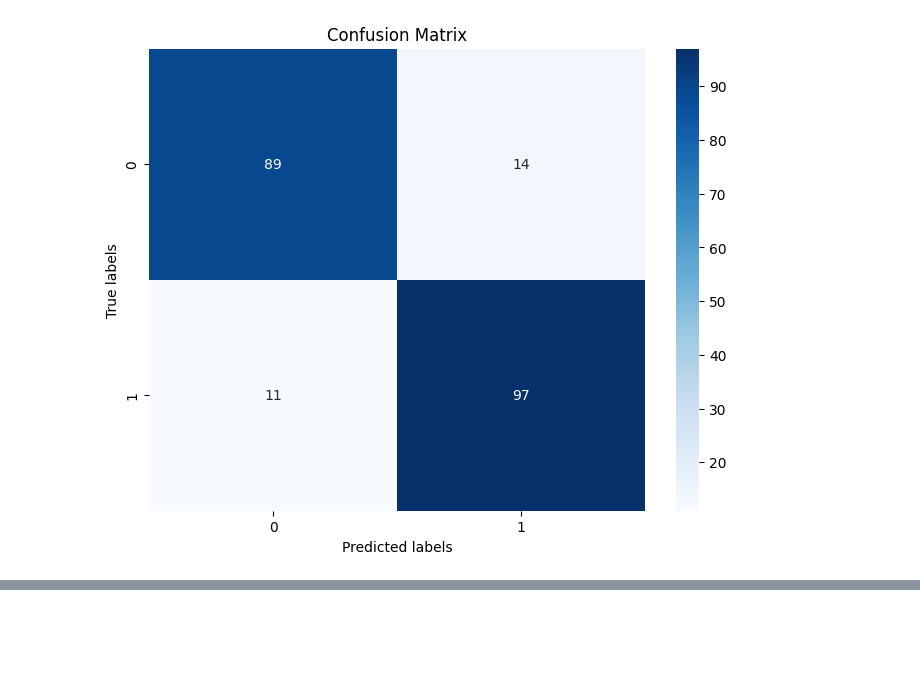
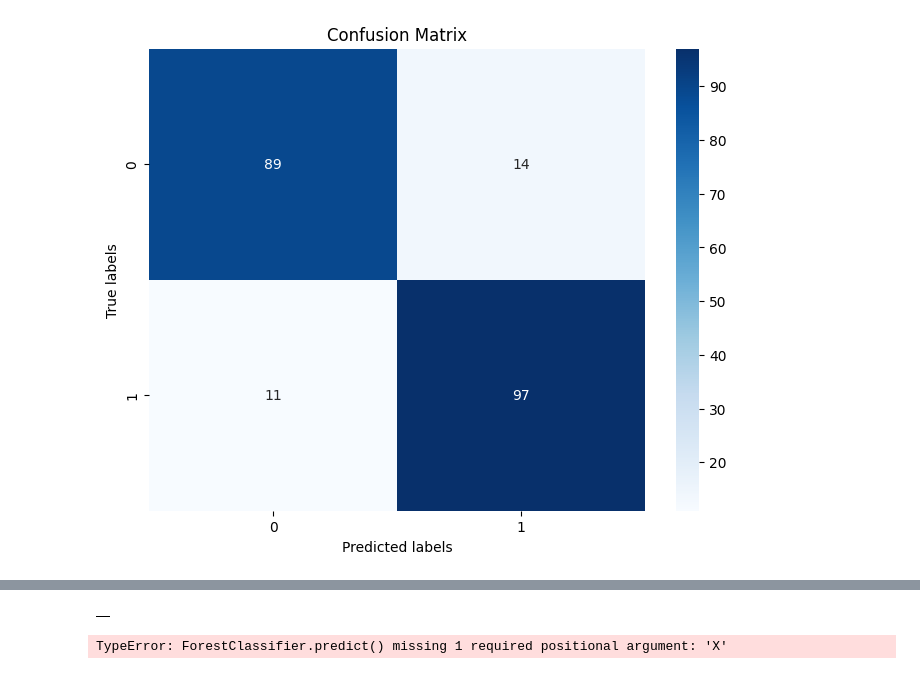
Before and after one commit to hamdaazeem/Ai-project, a Jupyter notebook: project-preprocessing n EDA.ipynb, the cells around one changed output, grey strips where cells are left out. Saved outputs shown, nothing was run; the diff lists cells and outputs as text; code cells hidden in the pictures; blank space fills up the shorter version.

```diff
--- a/project-preprocessing n EDA.ipynb
+++ b/project-preprocessing n EDA.ipynb
@@ -427,0 +469,11 @@ plt.show()
+# %%
+import pandas as pd
+New_data=pd.DataFrame({'Age':52,'Sex':1,'ChestPainType':0,'RestingBP':125,'Cholesterol':212,'FastingBS':0,'RestingECG':0,'MaxHR':1,'ExerciseAngina':168,
+                       'Oldpeak':1.0,'ST_Slope':2,'HeartDisease':2},index=[0])
+New_data
+# %% [output]
+|  |
+# %%
+p=RandomForestClassifier.predict(New_data)
+# %% [output]
+TypeError: ForestClassifier.predict() missing 1 required positional argument: 'X'
```
Also changed, not shown: parts of 6 cells of this notebook.
